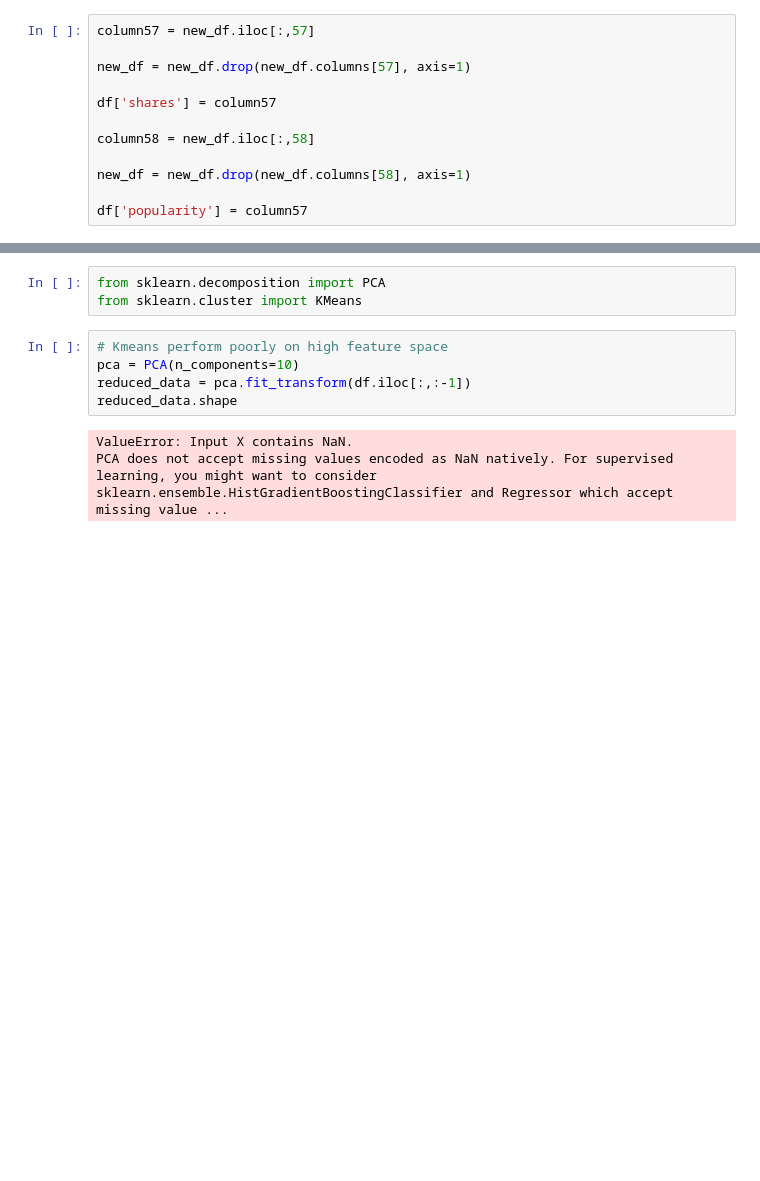
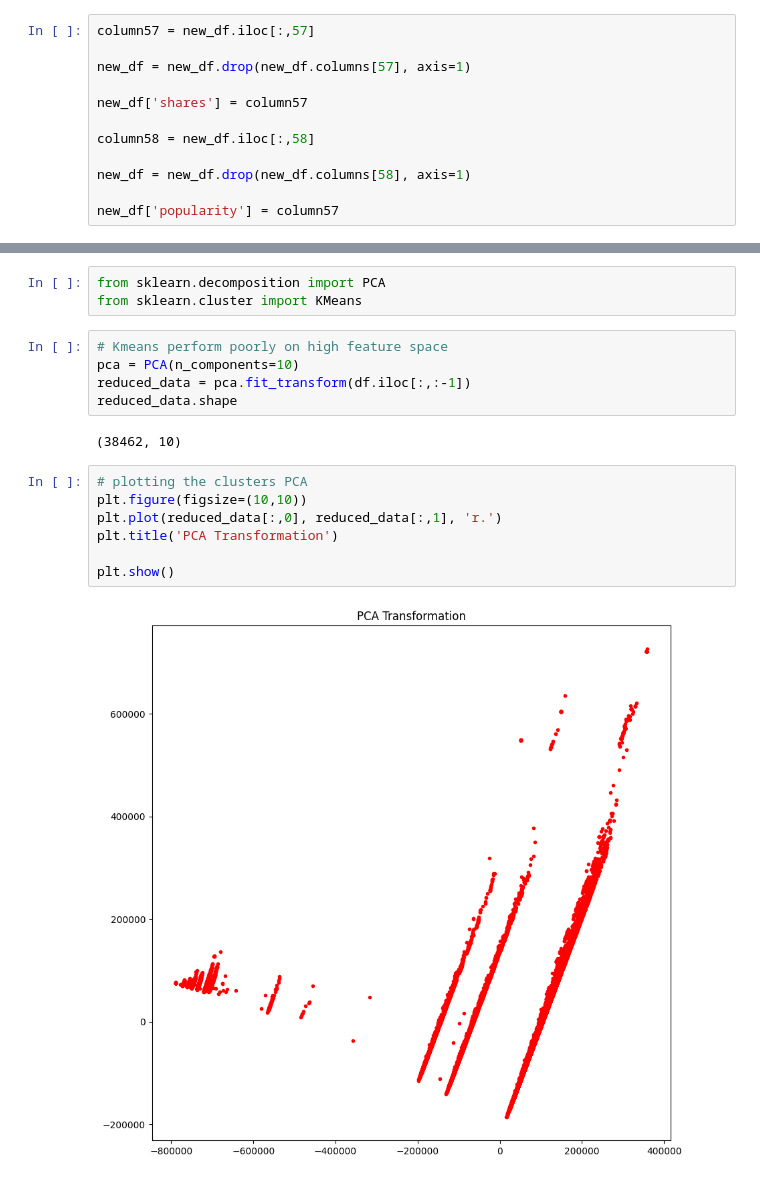
Before and after one commit to Siy-HaackeJ/Data-Challenge-Text-Mining-Green-Way-, a Jupyter notebook: Data Challenges_Feature_PCA.ipynb, the cells around one changed output, grey strips where cells are left out. Drawn from its saved outputs; the diff is of its cells as text; blank space fills up the shorter version.

```diff
--- a/Data Challenges_Feature_PCA.ipynb
+++ b/Data Challenges_Feature_PCA.ipynb
@@ -1623,13 +1632,13 @@ column57 = new_df.iloc[:,57]
 
 new_df = new_df.drop(new_df.columns[57], axis=1)
 
-df['shares'] = column57
+new_df['shares'] = column57
 
 column58 = new_df.iloc[:,58]
 
 new_df = new_df.drop(new_df.columns[58], axis=1)
 
-df['popularity'] = column57
+new_df['popularity'] = column57
 # %%
 new_df.iloc[:, :-2]
 # %% [output]
@@ -1689,5 +1714,13 @@ pca = PCA(n_components=10)
 reduced_data = pca.fit_transform(df.iloc[:,:-1])
 reduced_data.shape
 # %% [output]
-ValueError: Input X contains NaN.
-PCA does not accept missing values encoded as NaN natively. For supervised learning, you might want to consider sklearn.ensemble.HistGradientBoostingClassifier and Regressor which accept missing value ...
+(38462, 10)
+# %%
+# plotting the clusters PCA
+plt.figure(figsize=(10,10))
+plt.plot(reduced_data[:,0], reduced_data[:,1], 'r.')
+plt.title('PCA Transformation')
+
+plt.show()
+# %% [output]
+[figure, added]
```
Also changed, not shown: parts of 58 cells of this notebook.
